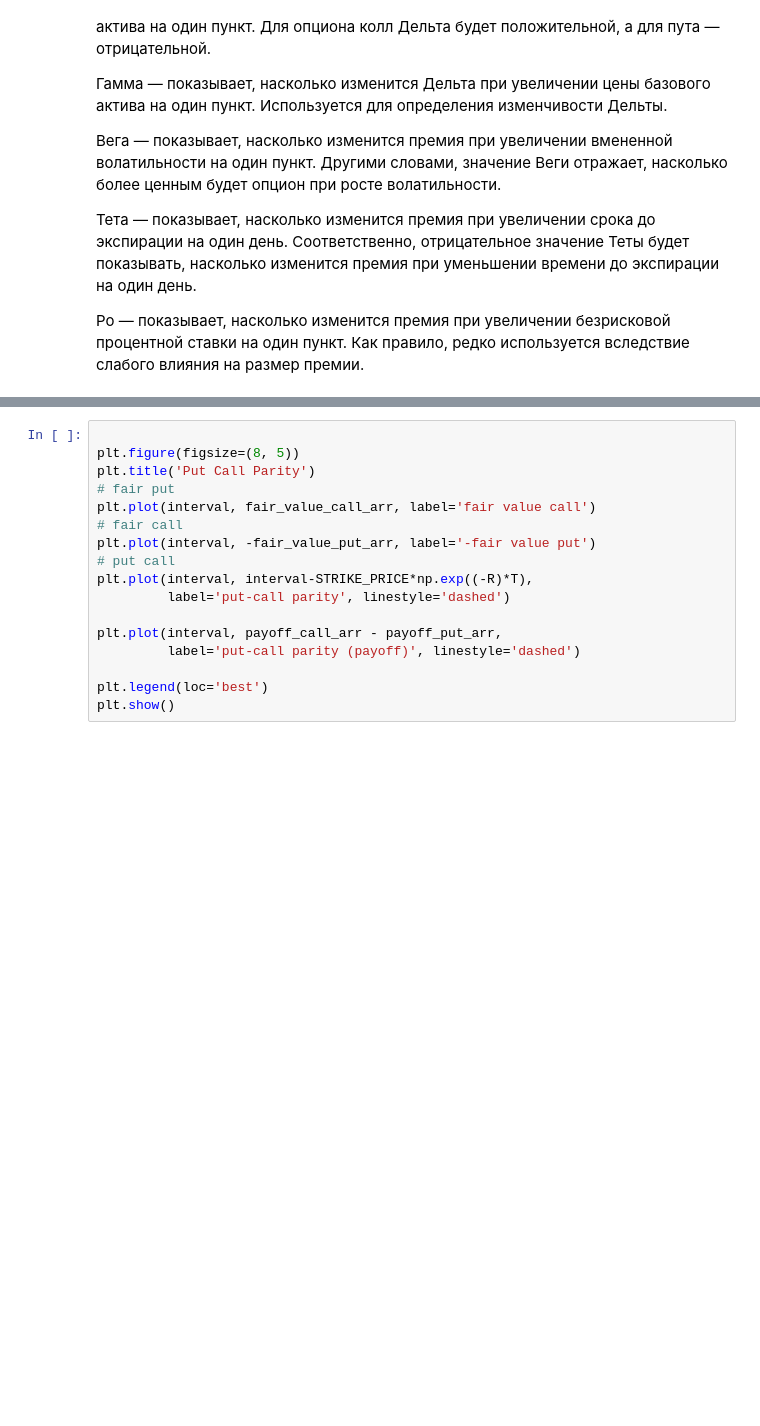
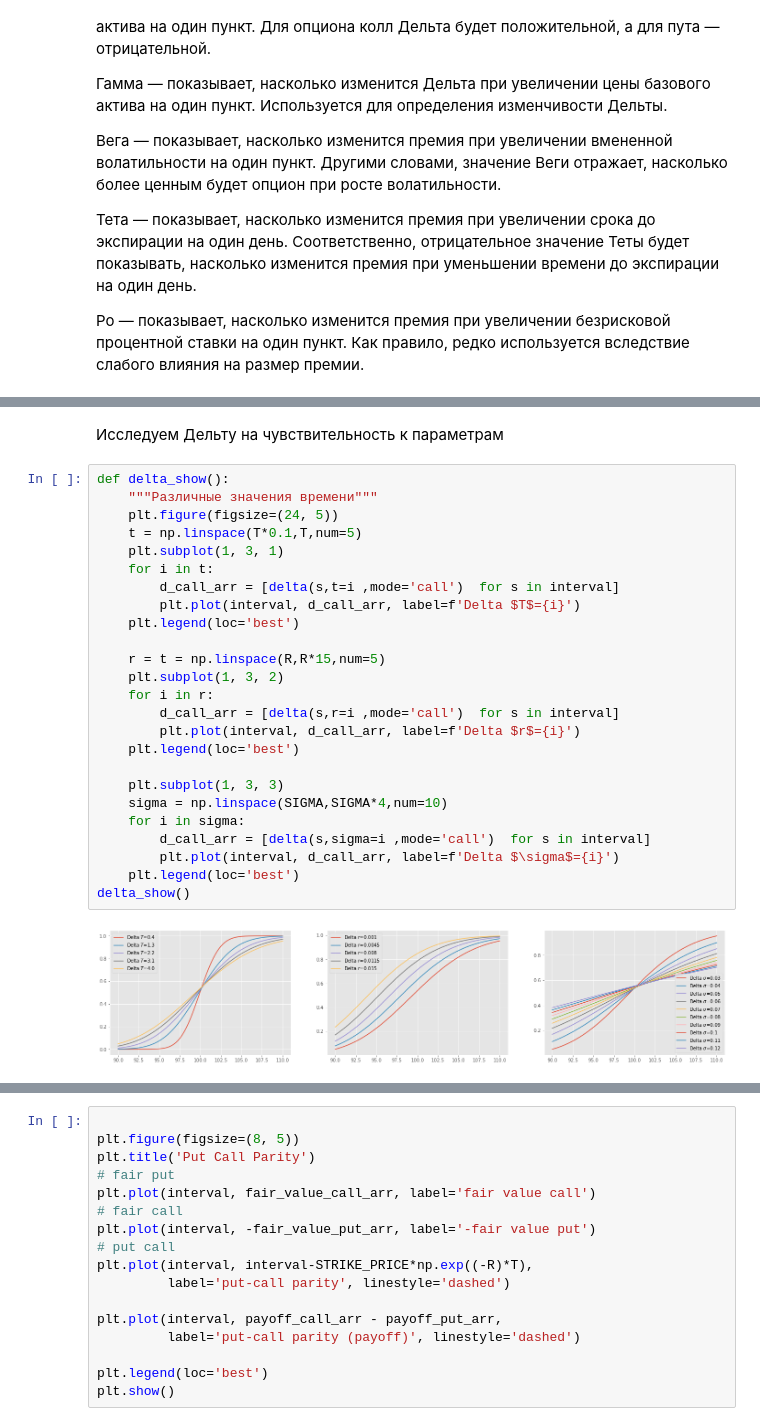
Before and after one commit to CyberCheshir/FinMath, a Jupyter notebook: Лабораторная 2.ipynb, the cells around one changed output, grey strips where cells are left out. Cells and saved outputs as stored; diff of their text form; blank space fills up the shorter version.

```diff
--- a/Лабораторная 2.ipynb
+++ b/Лабораторная 2.ipynb
@@ -294,0 +391,29 @@ time_dif_show()
+# %% [markdown]
+Исследуем Дельту на чувствительность к параметрам
+# %%
+def delta_show():
+    """Различные значения времени"""
+    plt.figure(figsize=(24, 5))
+    t = np.linspace(T*0.1,T,num=5)
+    plt.subplot(1, 3, 1)
+    for i in t:
+        d_call_arr = [delta(s,t=i ,mode='call')  for s in interval]
+        plt.plot(interval, d_call_arr, label=f'Delta $T$={i}')
+    plt.legend(loc='best')
+
+    r = t = np.linspace(R,R*15,num=5)
+    plt.subplot(1, 3, 2)
+    for i in r:
+        d_call_arr = [delta(s,r=i ,mode='call')  for s in interval]
+        plt.plot(interval, d_call_arr, label=f'Delta $r$={i}')
+    plt.legend(loc='best')
+
+    plt.subplot(1, 3, 3)
+    sigma = np.linspace(SIGMA,SIGMA*4,num=10)
+    for i in sigma:
+        d_call_arr = [delta(s,sigma=i ,mode='call')  for s in interval]
+        plt.plot(interval, d_call_arr, label=f'Delta $\sigma$={i}')
+    plt.legend(loc='best')
+delta_show()
+# %% [output]
+[figure, added]
```
Also changed, not shown: parts of 23 cells of this notebook, 1 other file.
